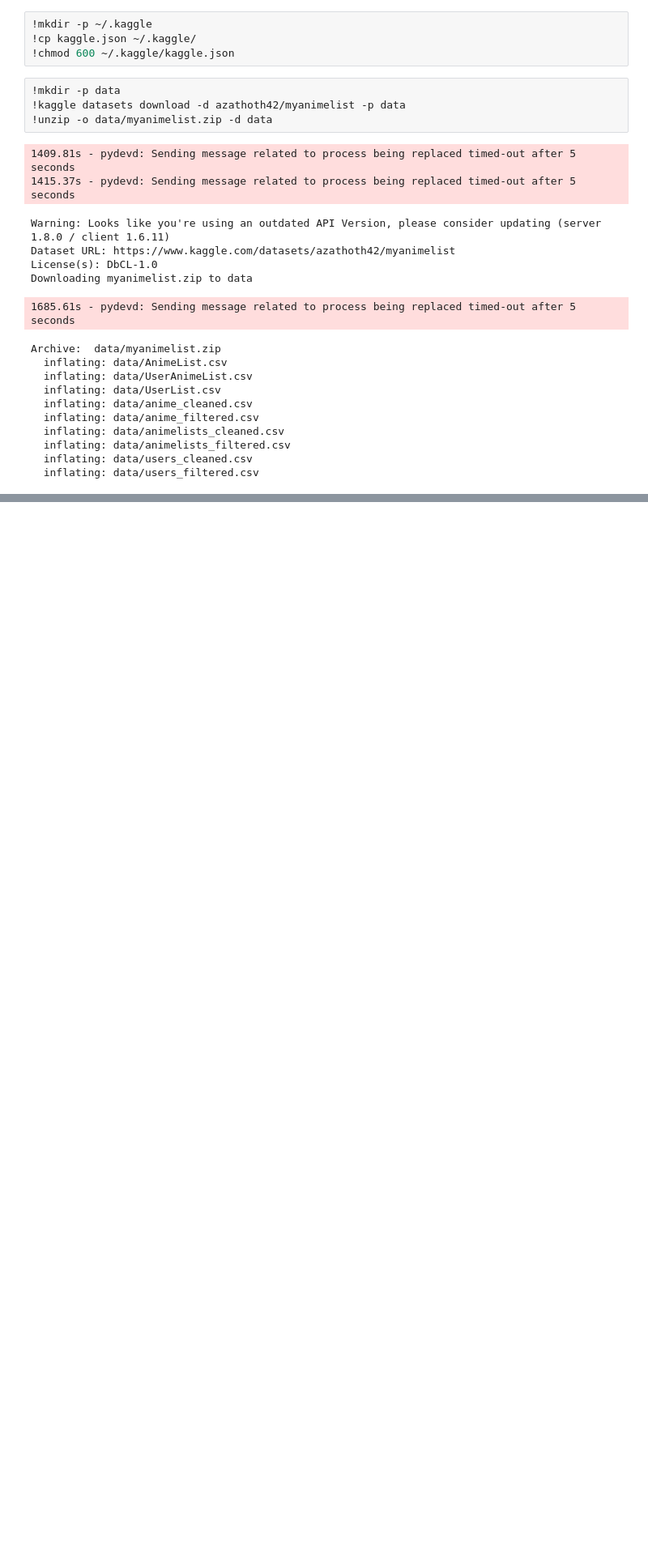
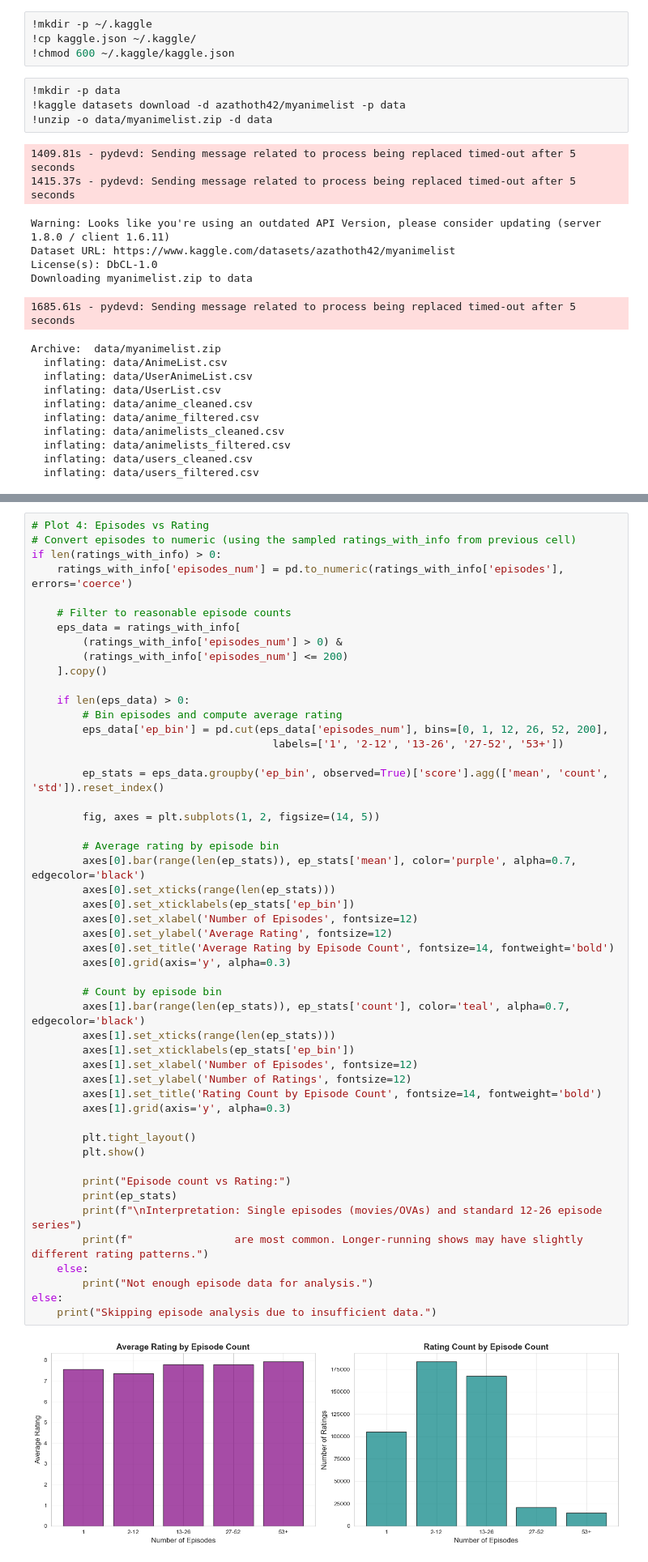
Before and after one commit to ssyquia/CSE_158_MyAnimeList, a Jupyter notebook: anime_rating.ipynb, the cells around one changed output, grey strips where cells are left out. Shown: that part at 81% size. Drawn from its saved outputs; the diff is of its cells as text; blank space fills up the shorter version.

```diff
--- a/anime_rating.ipynb
+++ b/anime_rating.ipynb
@@ -38,0 +516,52 @@ ratings = pd.read_csv("data/animelists_cleaned.csv")
+# %%
+# Plot 4: Episodes vs Rating
+# Convert episodes to numeric (using the sampled ratings_with_info from previous cell)
+if len(ratings_with_info) > 0:
+    ratings_with_info['episodes_num'] = pd.to_numeric(ratings_with_info['episodes'], errors='coerce')
+
+    # Filter to reasonable episode counts
+    eps_data = ratings_with_info[
+        (ratings_with_info['episodes_num'] > 0) &
+        (ratings_with_info['episodes_num'] <= 200)
+    ].copy()
+
+    if len(eps_data) > 0:
+        # Bin episodes and compute average rating
+        eps_data['ep_bin'] = pd.cut(eps_data['episodes_num'], bins=[0, 1, 12, 26, 52, 200],
+                                      labels=['1', '2-12', '13-26', '27-52', '53+'])
+
+        ep_stats = eps_data.groupby('ep_bin', observed=True)['score'].agg(['mean', 'count', 'std']).reset_index()
+
+        fig, axes = plt.subplots(1, 2, figsize=(14, 5))
+
+        # Average rating by episode bin
+        axes[0].bar(range(len(ep_stats)), ep_stats['mean'], color='purple', alpha=0.7, edgecolor='black')
+        axes[0].set_xticks(range(len(ep_stats)))
+        axes[0].set_xticklabels(ep_stats['ep_bin'])
+        axes[0].set_xlabel('Number of Episodes', fontsize=12)
+        axes[0].set_ylabel('Average Rating', fontsize=12)
+        axes[0].set_title('Average Rating by Episode Count', fontsize=14, fontweight='bold')
+        axes[0].grid(axis='y', alpha=0.3)
+
+        # Count by episode bin
+        axes[1].bar(range(len(ep_stats)), ep_stats['count'], color='teal', alpha=0.7, edgecolor='black')
+        axes[1].set_xticks(range(len(ep_stats)))
+        axes[1].set_xticklabels(ep_stats['ep_bin'])
+        axes[1].set_xlabel('Number of Episodes', fontsize=12)
+        axes[1].set_ylabel('Number of Ratings', fontsize=12)
+        axes[1].set_title('Rating Count by Episode Count', fontsize=14, fontweight='bold')
+        axes[1].grid(axis='y', alpha=0.3)
+
+        plt.tight_layout()
+        plt.show()
+
+        print("Episode count vs Rating:")
+        print(ep_stats)
+        print(f"\nInterpretation: Single episodes (movies/OVAs) and standard 12-26 episode series")
+        print(f"                are most common. Longer-running shows may have slightly different rating patterns.")
+    else:
+        print("Not enough episode data for analysis.")
+else:
+    print("Skipping episode analysis due to insufficient data.")
+# %% [output]
+[figure, added]
```
Also changed, not shown: parts of 38 cells of this notebook.
